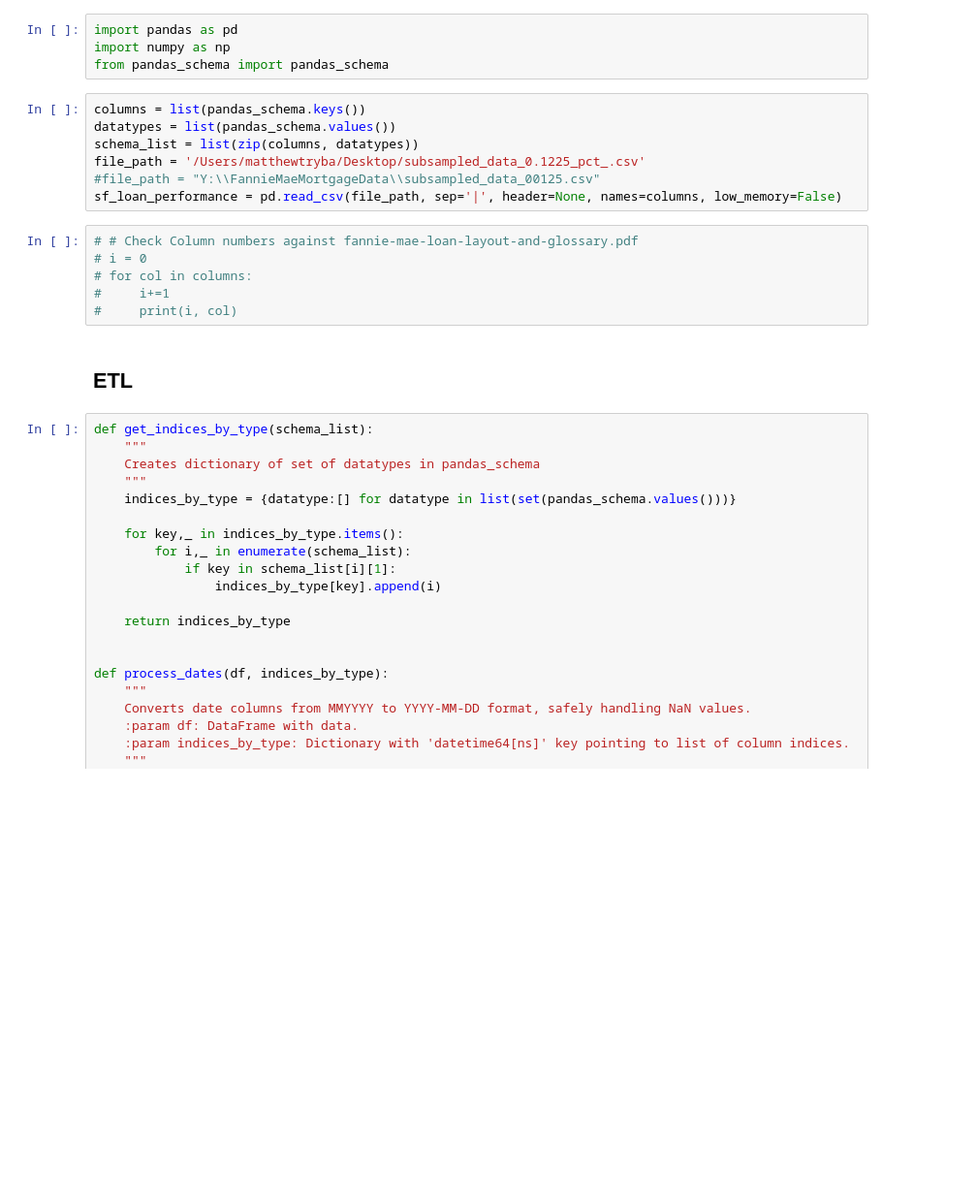
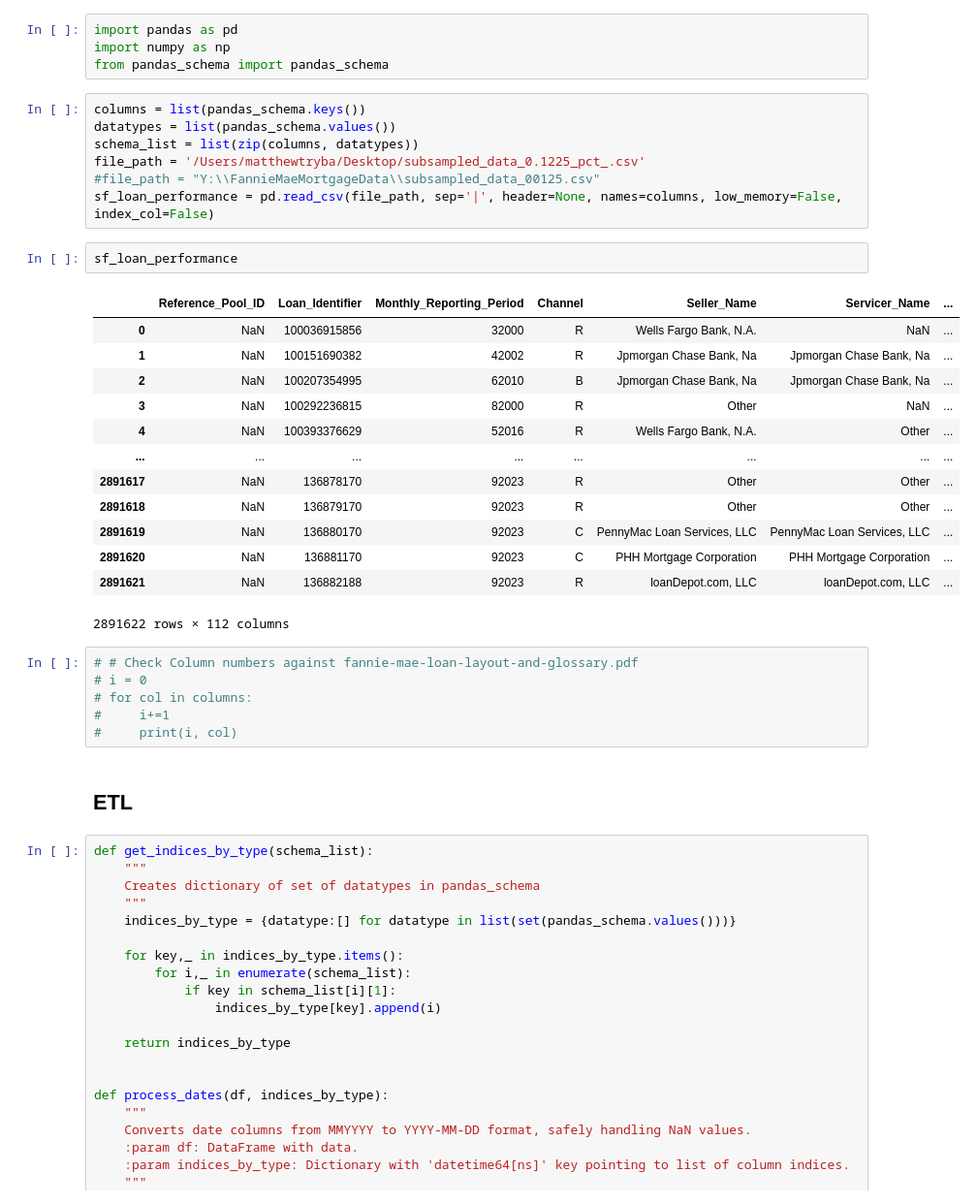
Before and after one commit to awkwardarm/Portfolio-Projects, a Jupyter notebook: 05 Mortgage Home Loan Analysis/sf_loan_performance.ipynb, the cells around one changed output. Shown at 97% size. Saved outputs shown, nothing was run; the diff lists cells and outputs as text; blank space fills up the shorter version.

```diff
--- a/05 Mortgage Home Loan Analysis/sf_loan_performance.ipynb
+++ b/05 Mortgage Home Loan Analysis/sf_loan_performance.ipynb
@@ -8,7 +8,23 @@ datatypes = list(pandas_schema.values())
 schema_list = list(zip(columns, datatypes))
 file_path = '/Users/matthewtryba/Desktop/subsampled_data_0.1225_pct_.csv'
 #file_path = "Y:\\FannieMaeMortgageData\\subsampled_data_00125.csv"
-sf_loan_performance = pd.read_csv(file_path, sep='|', header=None, names=columns, low_memory=False)
+sf_loan_performance = pd.read_csv(file_path, sep='|', header=None, names=columns, low_memory=False, index_col=False)
+# %%
+sf_loan_performance
+# %% [output]
+|  | Reference_Pool_ID | Loan_Identifier | Monthly_Reporting_Period | Channel | Seller_Name | Servicer_Name | ... |
+| 0 | NaN | 100036915856 | 32000 | R | Wells Fargo Bank, N.A. | NaN | ... |
+| 1 | NaN | 100151690382 | 42002 | R | Jpmorgan Chase Bank, Na | Jpmorgan Chase Bank, Na | ... |
+| 2 | NaN | 100207354995 | 62010 | B | Jpmorgan Chase Bank, Na | Jpmorgan Chase Bank, Na | ... |
+| 3 | NaN | 100292236815 | 82000 | R | Other | NaN | ... |
+| 4 | NaN | 100393376629 | 52016 | R | Wells Fargo Bank, N.A. | Other | ... |
+| ... | ... | ... | ... | ... | ... | ... | ... |
+| 2891617 | NaN | 136878170 | 92023 | R | Other | Other | ... |
+| 2891618 | NaN | 136879170 | 92023 | R | Other | Other | ... |
+| 2891619 | NaN | 136880170 | 92023 | C | PennyMac Loan Services, LLC | PennyMac Loan Services, LLC | ... |
+| 2891620 | NaN | 136881170 | 92023 | C | PHH Mortgage Corporation | PHH Mortgage Corporation | ... |
+| 2891621 | NaN | 136882188 | 92023 | R | loanDepot.com, LLC | loanDepot.com, LLC | ... |
+2891622 rows × 112 columns
 # %%
 # # Check Column numbers against fannie-mae-loan-layout-and-glossary.pdf
 # i = 0
```
Also changed, not shown: parts of 6 cells of this notebook.
